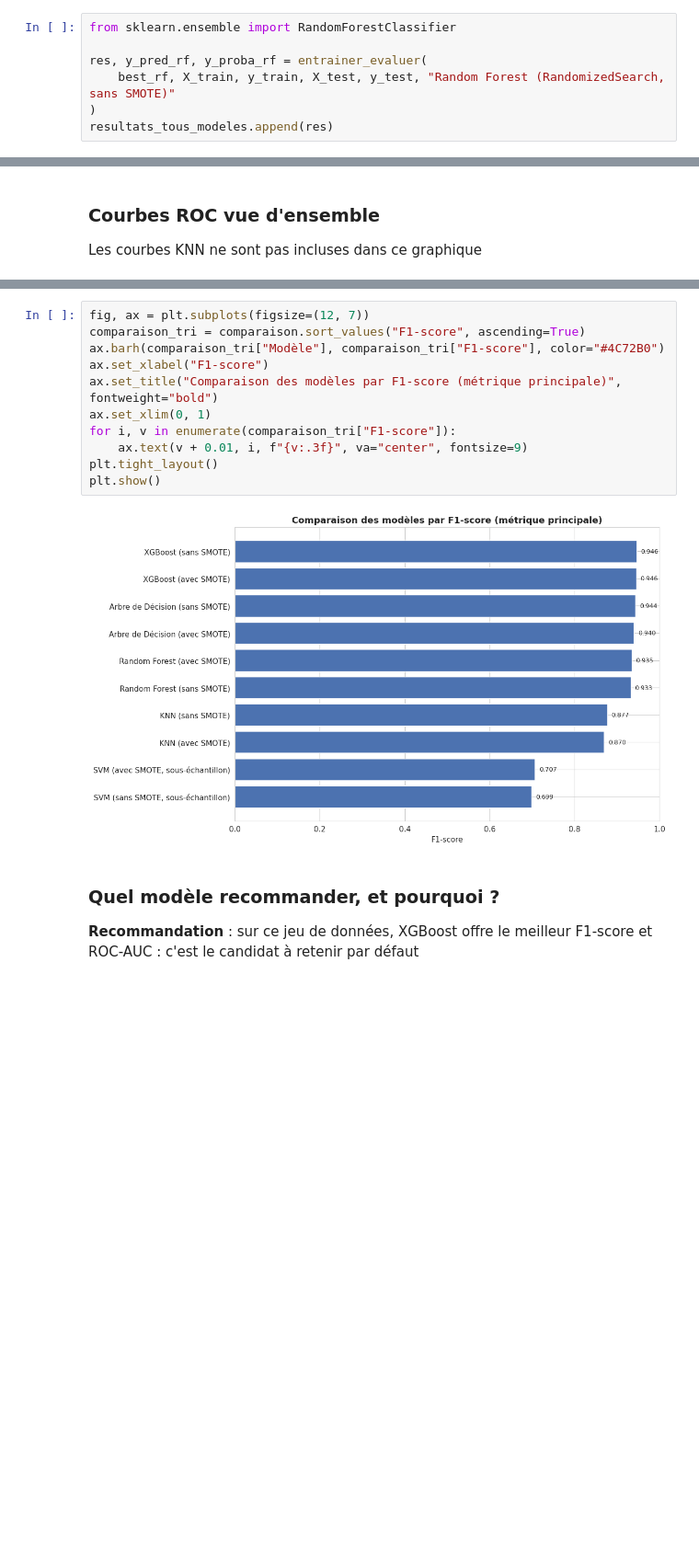
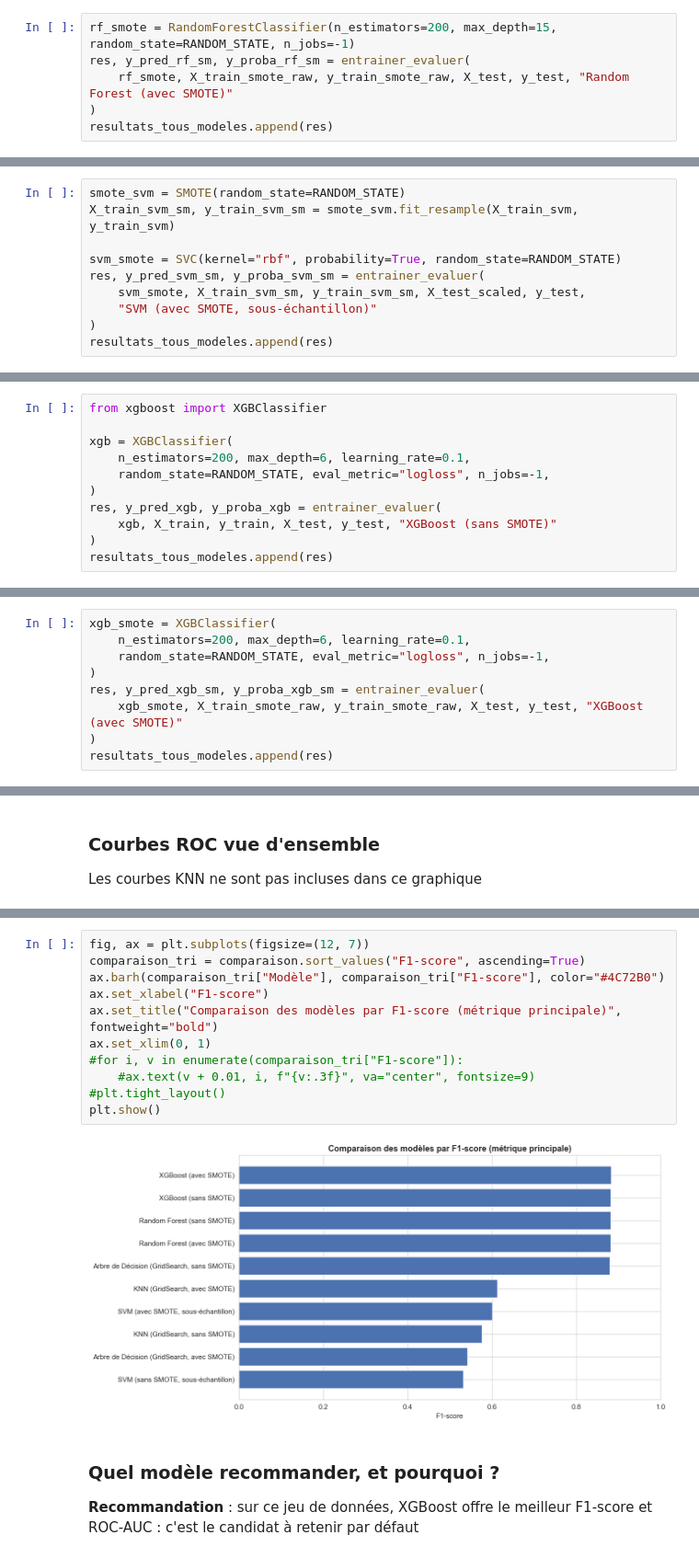
Before and after one commit to Hmz931/ProjetIntegre_Churn_HAFAS, a Jupyter notebook: 04_machine_learning/notebooks/machine_learning2.ipynb, the cells around one changed output, grey strips where cells are left out. Shown at 92% size. Saved outputs shown, nothing was run; the diff lists cells and outputs as text; blank space fills up the shorter version.

```diff
--- a/04_machine_learning/notebooks/machine_learning2.ipynb
+++ b/04_machine_learning/notebooks/machine_learning2.ipynb
@@ -1015,8 +954,7 @@ Meilleur score CV (f1) : 0.9436014551180529
 # %%
-from sklearn.ensemble import RandomForestClassifier
-
-res, y_pred_rf, y_proba_rf = entrainer_evaluer(
-    best_rf, X_train, y_train, X_test, y_test, "Random Forest (RandomizedSearch, sans SMOTE)"
+rf_smote = RandomForestClassifier(n_estimators=200, max_depth=15, random_state=RANDOM_STATE, n_jobs=-1)
+res, y_pred_rf_sm, y_proba_rf_sm = entrainer_evaluer(
+    rf_smote, X_train_smote_raw, y_train_smote_raw, X_test, y_test, "Random Forest (avec SMOTE)"
 )
 resultats_tous_modeles.append(res)
 # %% [output]
@@ -1113,0 +997,10 @@ resultats_tous_modeles.append(res)
+# %%
+smote_svm = SMOTE(random_state=RANDOM_STATE)
+X_train_svm_sm, y_train_svm_sm = smote_svm.fit_resample(X_train_svm, y_train_svm)
+
+svm_smote = SVC(kernel="rbf", probability=True, random_state=RANDOM_STATE)
+res, y_pred_svm_sm, y_proba_svm_sm = entrainer_evaluer(
+    svm_smote, X_train_svm_sm, y_train_svm_sm, X_test_scaled, y_test,
+    "SVM (avec SMOTE, sous-échantillon)"
+)
+resultats_tous_modeles.append(res)
@@ -1189,0 +1033,11 @@ resultats_tous_modeles.append(res)
+# %%
+from xgboost import XGBClassifier
+
+xgb = XGBClassifier(
+    n_estimators=200, max_depth=6, learning_rate=0.1,
+    random_state=RANDOM_STATE, eval_metric="logloss", n_jobs=-1,
+)
+res, y_pred_xgb, y_proba_xgb = entrainer_evaluer(
+    xgb, X_train, y_train, X_test, y_test, "XGBoost (sans SMOTE)"
+)
+resultats_tous_modeles.append(res)
@@ -1189,0 +1052,9 @@ resultats_tous_modeles.append(res)
+# %%
+xgb_smote = XGBClassifier(
+    n_estimators=200, max_depth=6, learning_rate=0.1,
+    random_state=RANDOM_STATE, eval_metric="logloss", n_jobs=-1,
+)
+res, y_pred_xgb_sm, y_proba_xgb_sm = entrainer_evaluer(
+    xgb_smote, X_train_smote_raw, y_train_smote_raw, X_test, y_test, "XGBoost (avec SMOTE)"
+)
+resultats_tous_modeles.append(res)
@@ -1266,16 +1168,16 @@ comparaison_affichage
 # %%
 fig, ax = plt.subplots(figsize=(12, 7))
 comparaison_tri = comparaison.sort_values("F1-score", ascending=True)
 ax.barh(comparaison_tri["Modèle"], comparaison_tri["F1-score"], color="#4C72B0")
 ax.set_xlabel("F1-score")
 ax.set_title("Comparaison des modèles par F1-score (métrique principale)", fontweight="bold")
 ax.set_xlim(0, 1)
-for i, v in enumerate(comparaison_tri["F1-score"]):
-    ax.text(v + 0.01, i, f"{v:.3f}", va="center", fontsize=9)
-plt.tight_layout()
+#for i, v in enumerate(comparaison_tri["F1-score"]):
+    #ax.text(v + 0.01, i, f"{v:.3f}", va="center", fontsize=9)
+#plt.tight_layout()
 plt.show()
 # %% [output]
-[figure, old version]
+[figure, new version]
 # %% [markdown]
 ### Quel modèle recommander, et pourquoi ?
 
```
Also changed, not shown: parts of 95 cells of this notebook.
